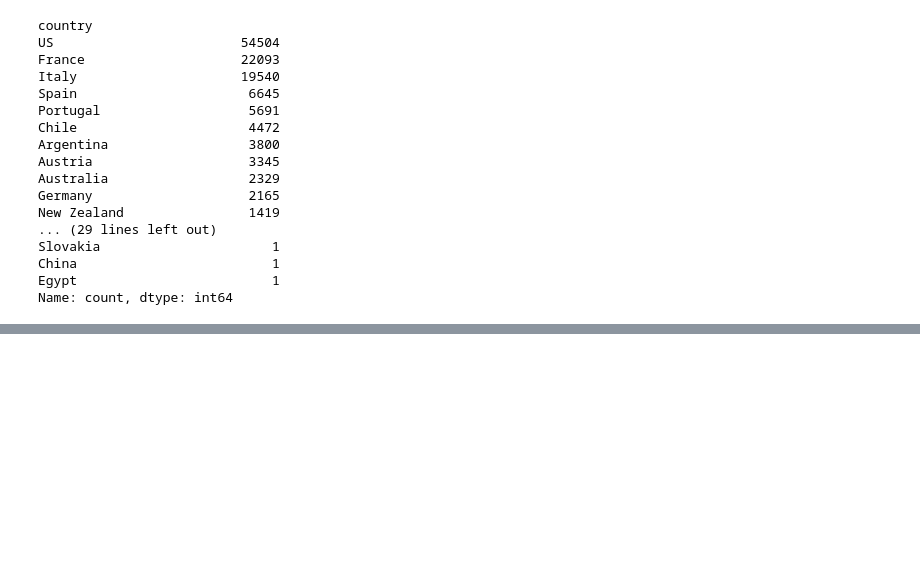
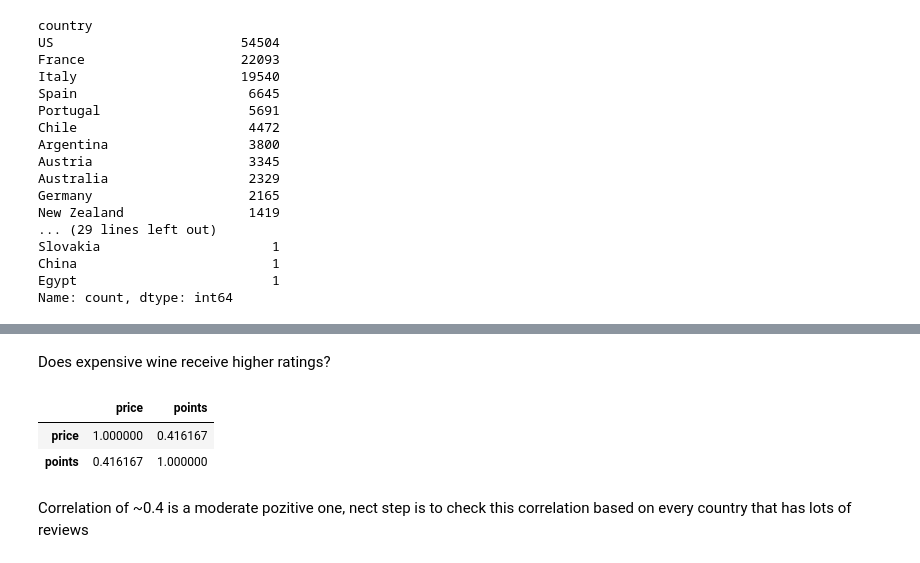
Before and after one commit to git-bandit/Data-analysis-is-expensive-wine-better-, a Jupyter notebook: notebook.ipynb, the cells around one changed output, grey strips where cells are left out. Drawn from its saved outputs; the diff is of its cells as text; code cells hidden in the pictures; blank space fills up the shorter version.

```diff
--- a/notebook.ipynb
+++ b/notebook.ipynb
@@ -114,0 +127,10 @@ f_clean = f.dropna(subset=["price", "points"]).copy()
+# %% [markdown]
+Does expensive wine receive higher ratings?
+# %%
+f_clean[["price", "points"]].corr()
+# %% [output]
+|  | price | points |
+| price | 1.000000 | 0.416167 |
+| points | 0.416167 | 1.000000 |
+# %% [markdown]
+Correlation of ~0.4 is a moderate pozitive one, nect step is to check this correlation based on every country that has lots of reviews
```
Also changed, not shown: parts of 10 cells of this notebook.
